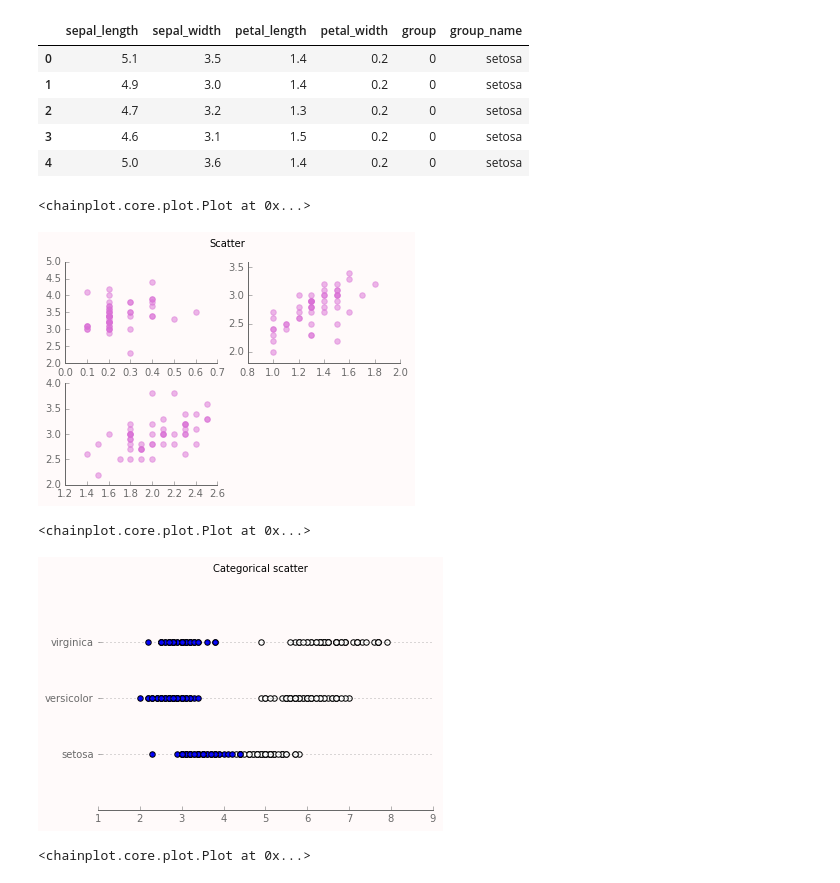
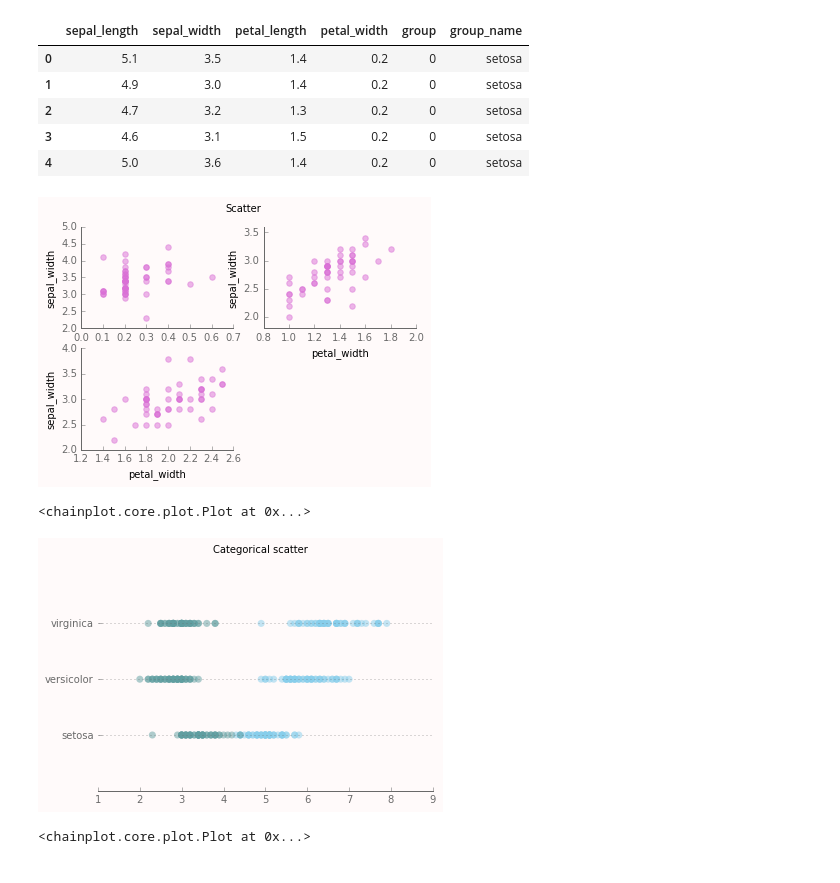
Before and after one commit to Torvaney/chainplot, a Jupyter notebook: Chainplot demo.ipynb, the cells around one changed output. Saved outputs shown, nothing was run; the diff lists cells and outputs as text; code cells hidden in the pictures.

Commit message:
More plotting methods

```diff
--- a/Chainplot demo.ipynb
+++ b/Chainplot demo.ipynb
@@ -34,31 +34,31 @@ iris_data.head()
 # %%
 (iris_data
  .pipe(Plot, figsize=(6, 4))
  .aesthetics(x='petal_width', y='sepal_width', by='group_name')
  .points(s=30, alpha=0.5,
          edgecolour='orchid',
          colour='orchid')
- .title('Scatter'))
+ .title('Scatter')
+ .apply_style_continuous())
 # %% [output]
-<chainplot.core.plot.Plot at 0x...>
-[figure, old version]
+[figure, new version]
 # %%
 (iris_data
  .pipe(Plot)
  .aesthetics(x='sepal_length', y='group_name')
  .points(categorical='y',
-         s=30, alpha=1,
-         edgecolour='k',
-         colour='white')
+         s=50, alpha=0.5,
+         edgecolour='None',
+         colour='skyblue')
  .aesthetics(x='sepal_width', y='group_name')
  .points(categorical='y',
-         s=30, alpha=1,
-         edgecolour='k',
-         colour='blue')
+         s=50, alpha=0.5,
+         edgecolour='None',
+         colour='cadetblue')
  .title('Categorical scatter'))
 # %% [output]
 <chainplot.core.plot.Plot at 0x...>
-[figure, old version]
+[figure, new version]
 # %%
 (iris_data
  .pipe(Plot)
```
Also changed, not shown: 1 other file.
